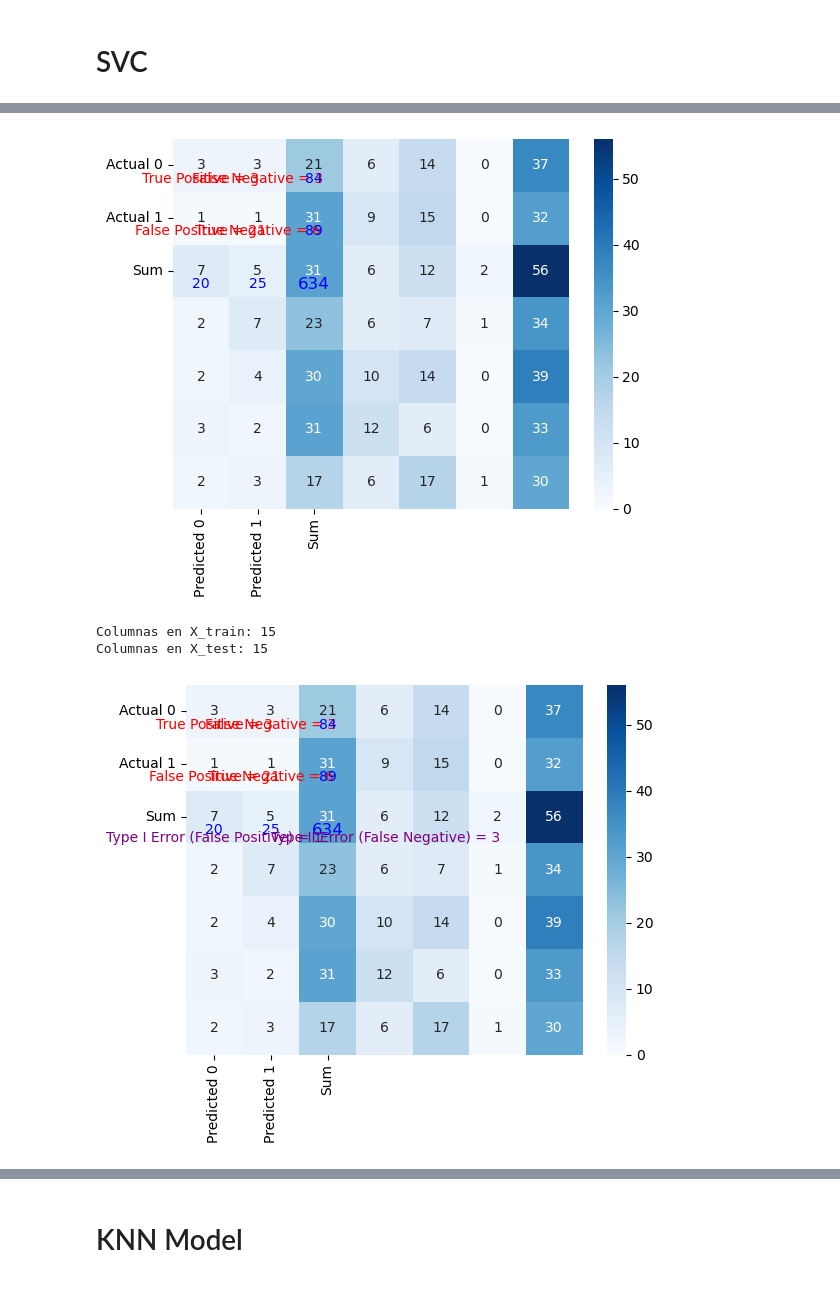
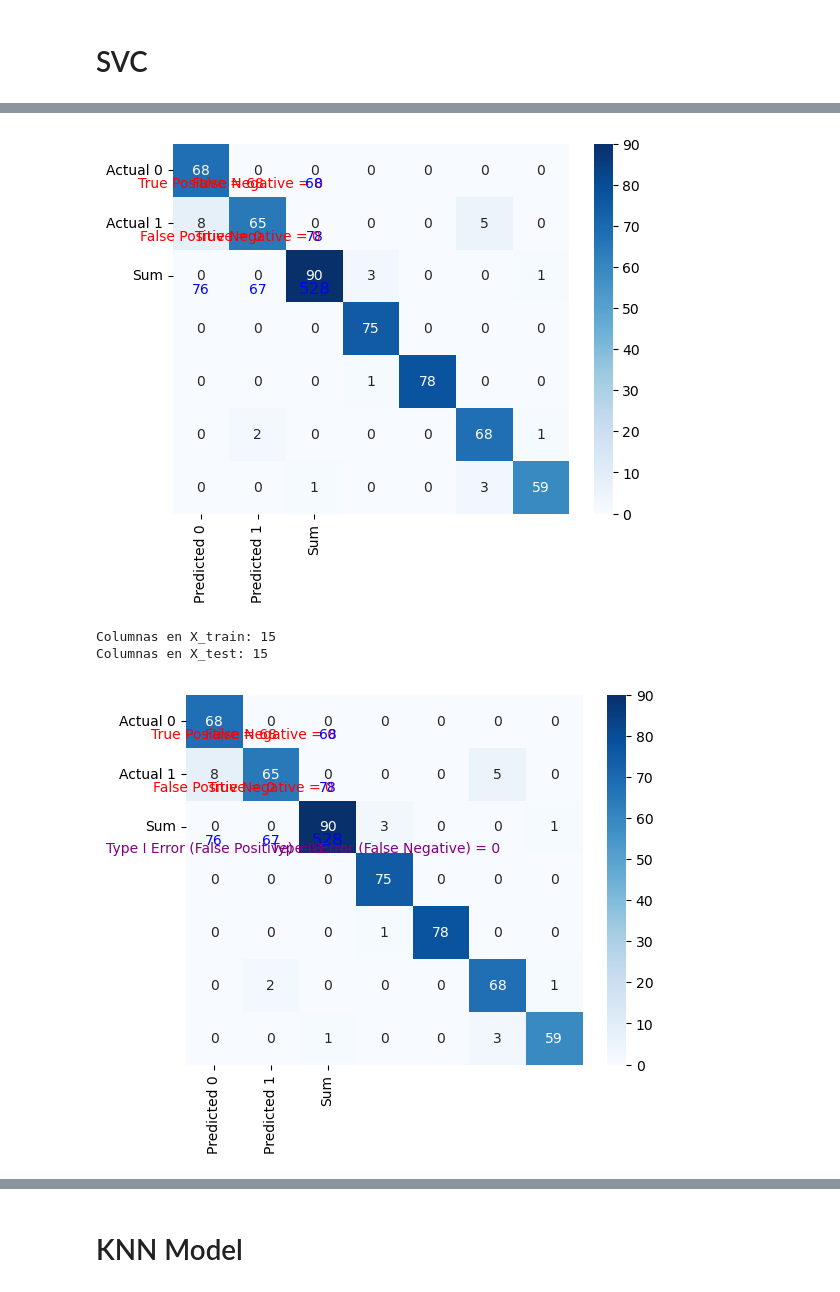
Before and after one commit to 2026362-Silvia/Machine-Learning, a Jupyter notebook: SilviaSolanoMarchini_1st_assessment_ML.ipynb, the cells around one changed output, grey strips where cells are left out. Saved outputs shown, nothing was run; the diff lists cells and outputs as text; code cells hidden in the pictures.

```diff
--- a/SilviaSolanoMarchini_1st_assessment_ML.ipynb
+++ b/SilviaSolanoMarchini_1st_assessment_ML.ipynb
@@ -439,22 +449,22 @@ X_test_scaled = scaler.transform(X_test)
 # %% [markdown]
 # SVC
 # %%
-# Create SVC
+# Create SVC with 25%
 cls_svc = SVC(kernel='rbf', C=1.0, random_state=42)
 
 # Training with X_train_scaled
-cls_svc.fit(X_train_scaled, y_train)
+cls_svc.fit(X_train_25_scaled, y_train_25)
 
 # Predictive with X_test_scaled
-y_predict = cls_svc.predict(X_test_scaled)
+y_predict = cls_svc.predict(X_test_25_scaled)
 # %%
 # Create a classifier
 cls_svc = SVC(kernel = "linear")    # Press shift + tab key simultaneoulsy to get the help for the function or method SVC
 
 # Train the model
-cls_svc.fit(X_train_scaled, y_train)
+cls_svc.fit(X_train_25_scaled, y_train_25)
 
 # Predict the response
-y_pred_svc = cls_svc.predict(X_test_scaled)
+y_pred_25_svc = cls_svc.predict(X_test_25_scaled)
 # %%
 # accuracy
@@ -519,9 +529,9 @@ Class 6: Count = 79
 # %%
 # Call a method predict by using an object classifier 'cls_svm'
-y_predict = cls_svc.predict(X_test_scaled)
+y_predict_25 = cls_svc.predict(X_test_25_scaled)
 
 # Calculate cm by calling a method named as 'confusion_matrix'
-cm = confusion_matrix(y_test, y_predict)
+cm = confusion_matrix(y_test_25, y_predict_25)
 
 # Call a method heatmap() to plot confusion matrix
 sns.heatmap(cm, annot = True)
@@ -531,16 +541,15 @@ sns.heatmap(cm, annot = True)
 # %%
 # Call a method predict by using an object classifier 'cls_svm'
-y_predict = cls_svc.predict(X_test_scaled)
+y_25_predict = cls_svc.predict(X_test_25_scaled)
 
 # Calculate cm by calling a method named as 'confusion_matrix'
-cm = confusion_matrix(y_test, y_predict)
+cm = confusion_matrix(y_test_25, y_predict_25)
 
 # Define labels for the confusion matrix
 labels = ['True Positive', 'False Negative', 'False Positive', 'True Negative']
 
 # Create a heatmap with annotations and sum of rows/columns
 sns.heatmap(cm, annot=True, fmt='d', cmap='Blues', xticklabels=['Predicted 0', 'Predicted 1', 'Sum'], yticklabels=['Actual 0', 'Actual 1', 'Sum'])
-
 # Add labels for TP, FP, TN, FN
 for i in range(len(labels)):
     plt.text(i % 2 + 0.5, int(i / 2) + 0.75, str(labels[i]) + " = " + str(cm.flatten()[i]), color='red', fontsize=10, ha='center', va='center')
@@ -556,5 +565,5 @@ plt.text(2.5, 2.75, str(cm.sum()), color='blue', fontsize=12, ha='center', va='c
 # Show the plot
 plt.show()
 # %% [output]
-[figure, old version]
+[figure, new version]
 # %%
@@ -565,34 +574,34 @@ Columnas en X_train: 15
 Columnas en X_test: 15
 # %%
 # Call a method predict by using an object classifier 'cls_svm'
-y_predict = cls_svc.predict(X_test_scaled)
+y_predict_25 = cls_svc.predict(X_test_25_scaled)
 
 # Calculate cm by calling a method named as 'confusion_matrix'
-cm = confusion_matrix(y_test, y_predict)
+cm = confusion_matrix(y_test_25, y_predict_25)
 
 # Define labels for the confusion matrix
 labels = ['True Positive', 'False Negative', 'False Positive', 'True Negative']
 
 # Create a heatmap with annotations and sum of rows/columns
 sns.heatmap(cm, annot=True, fmt='d', cmap='Blues', xticklabels=['Predicted 0', 'Predicted 1', 'Sum'], yticklabels=['Actual 0', 'Actual 1', 'Sum'])
 
 # Add labels for TP, FP, TN, FN
 for i in range(len(labels)):
     plt.text(i % 2 + 0.5, int(i / 2) + 0.75, str(labels[i]) + " = " + str(cm.flatten()[i]), color='red', fontsize=10, ha='center', va='center')
 
 # Add sum of rows and columns
 for i in range(2):
     plt.text(2.5, i + 0.75, str(cm.sum(axis=1)[i]), color='blue', fontsize=10, ha='center', va='center')
     plt.text(i + 0.5, 2.75, str(cm.sum(axis=0)[i]), color='blue', fontsize=10, ha='center', va='center')
 
 # Add overall sum
 plt.text(2.5, 2.75, str(cm.sum()), color='blue', fontsize=12, ha='center', va='center')
 
 # Add Type I and Type II labels
 plt.text(0.5, 2.9, f"Type I Error (False Positive) = {cm[1, 0]}", color='purple', fontsize=10, ha='center', va='center')
 plt.text(1.5, 2.9, f"Type II Error (False Negative) = {cm[0, 1]}", color='purple', fontsize=10, ha='left', va='center')
 
 # Show the plot
 plt.show()
 # %% [output]
-[figure, old version]
+[figure, new version]
```
Also changed, not shown: parts of 19 cells of this notebook.
